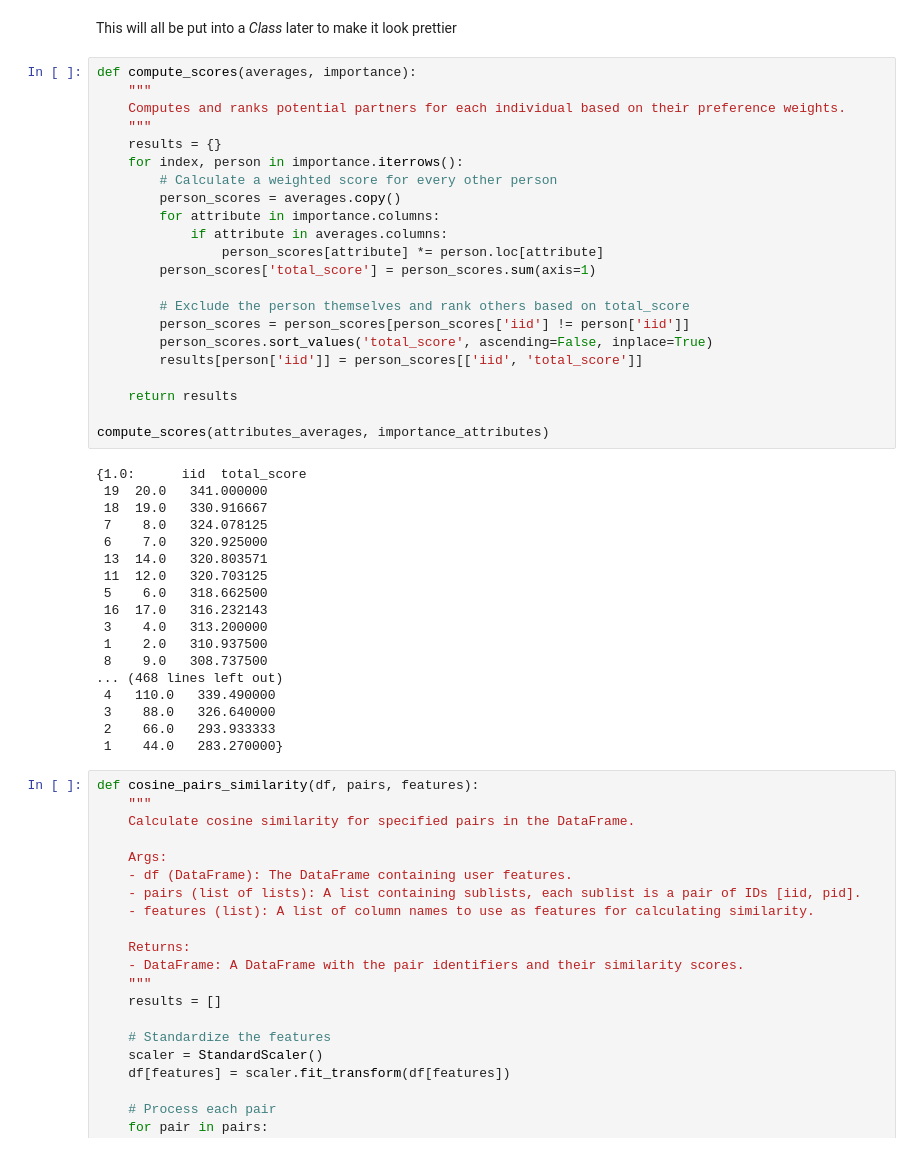
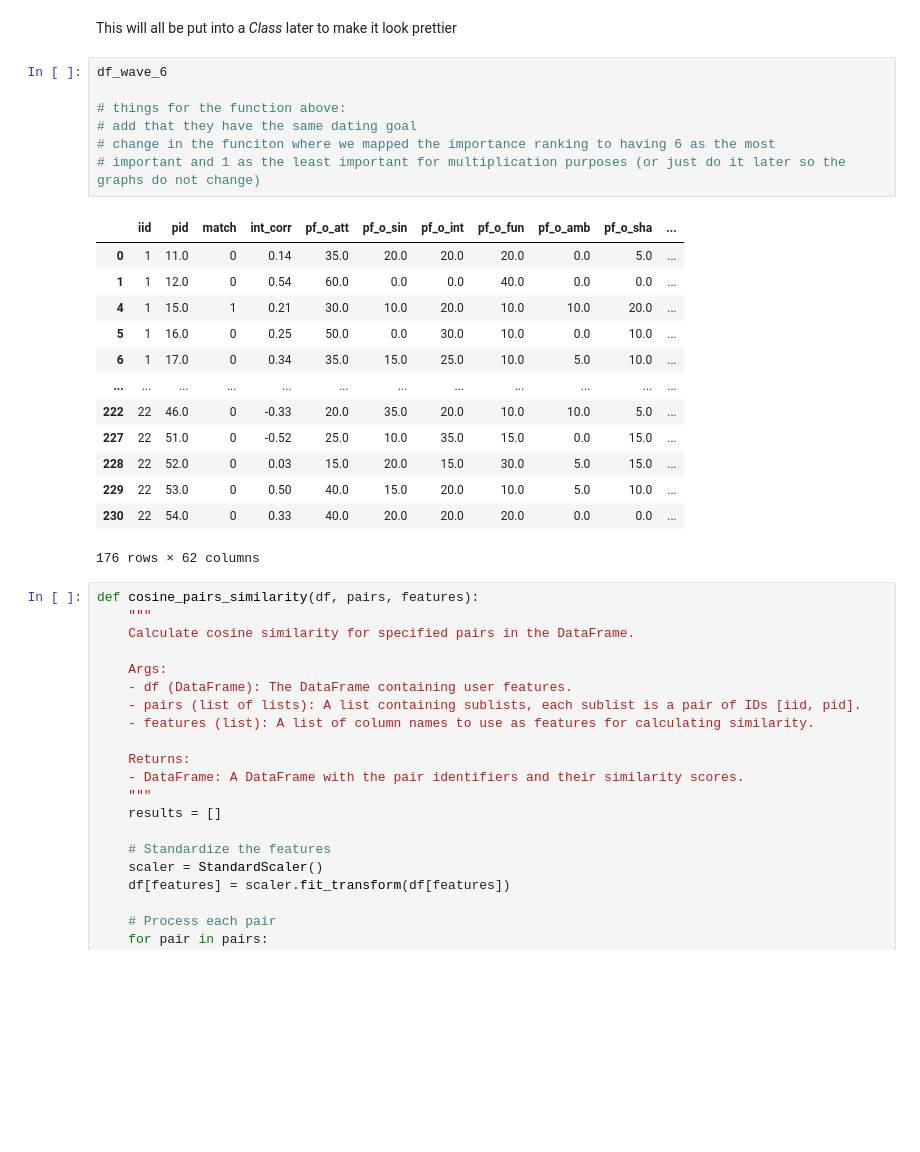
Before and after one commit to meralegre/capstone, a Jupyter notebook: modelling.ipynb, the cells around one changed output. Cells and saved outputs as stored; diff of their text form; blank space fills up the shorter version.

```diff
--- a/modelling.ipynb
+++ b/modelling.ipynb
@@ -522,45 +620,26 @@ Index(['iid', 'attr_o', 'sinc_o', 'intel_o', 'fun_o', 'amb_o', 'shar_o',
 # %% [markdown]
 This will all be put into a *Class* later to make it look prettier
-# %%
-def compute_scores(averages, importance):
-    """
-    Computes and ranks potential partners for each individual based on their preference weights.
-    """
-    results = {}
-    for index, person in importance.iterrows():
-        # Calculate a weighted score for every other person
-        person_scores = averages.copy()
-        for attribute in importance.columns:
-            if attribute in averages.columns:
-                person_scores[attribute] *= person.loc[attribute]
-        person_scores['total_score'] = person_scores.sum(axis=1)
-
-        # Exclude the person themselves and rank others based on total_score
-        person_scores = person_scores[person_scores['iid'] != person['iid']]
-        person_scores.sort_values('total_score', ascending=False, inplace=True)
-        results[person['iid']] = person_scores[['iid', 'total_score']]
-
-    return results
-
-compute_scores(attributes_averages, importance_attributes)
-# %% [output]
-{1.0:      iid  total_score
- 19  20.0   341.000000
- 18  19.0   330.916667
- 7    8.0   324.078125
- 6    7.0   320.925000
- 13  14.0   320.803571
- 11  12.0   320.703125
- 5    6.0   318.662500
- 16  17.0   316.232143
- 3    4.0   313.200000
- 1    2.0   310.937500
- 8    9.0   308.737500
-... (468 lines left out)
- 4   110.0   339.490000
- 3    88.0   326.640000
- 2    66.0   293.933333
- 1    44.0   283.270000}
+# %%
+df_wave_6
+
+# things for the function above:
+# add that they have the same dating goal
+# change in the funciton where we mapped the importance ranking to having 6 as the most
+# important and 1 as the least important for multiplication purposes (or just do it later so the graphs do not change)
+# %% [output]
+|  | iid | pid | match | int_corr | pf_o_att | pf_o_sin | pf_o_int | pf_o_fun | pf_o_amb | pf_o_sha | ... |
+| 0 | 1 | 11.0 | 0 | 0.14 | 35.0 | 20.0 | 20.0 | 20.0 | 0.0 | 5.0 | ... |
+| 1 | 1 | 12.0 | 0 | 0.54 | 60.0 | 0.0 | 0.0 | 40.0 | 0.0 | 0.0 | ... |
+| 4 | 1 | 15.0 | 1 | 0.21 | 30.0 | 10.0 | 20.0 | 10.0 | 10.0 | 20.0 | ... |
+| 5 | 1 | 16.0 | 0 | 0.25 | 50.0 | 0.0 | 30.0 | 10.0 | 0.0 | 10.0 | ... |
+| 6 | 1 | 17.0 | 0 | 0.34 | 35.0 | 15.0 | 25.0 | 10.0 | 5.0 | 10.0 | ... |
+| ... | ... | ... | ... | ... | ... | ... | ... | ... | ... | ... | ... |
+| 222 | 22 | 46.0 | 0 | -0.33 | 20.0 | 35.0 | 20.0 | 10.0 | 10.0 | 5.0 | ... |
+| 227 | 22 | 51.0 | 0 | -0.52 | 25.0 | 10.0 | 35.0 | 15.0 | 0.0 | 15.0 | ... |
+| 228 | 22 | 52.0 | 0 | 0.03 | 15.0 | 20.0 | 15.0 | 30.0 | 5.0 | 15.0 | ... |
+| 229 | 22 | 53.0 | 0 | 0.50 | 40.0 | 15.0 | 20.0 | 10.0 | 5.0 | 10.0 | ... |
+| 230 | 22 | 54.0 | 0 | 0.33 | 40.0 | 20.0 | 20.0 | 20.0 | 0.0 | 0.0 | ... |
+176 rows × 62 columns
 # %%
 def cosine_pairs_similarity(df, pairs, features):
     """
```
Also changed, not shown: parts of 6 cells of this notebook.
